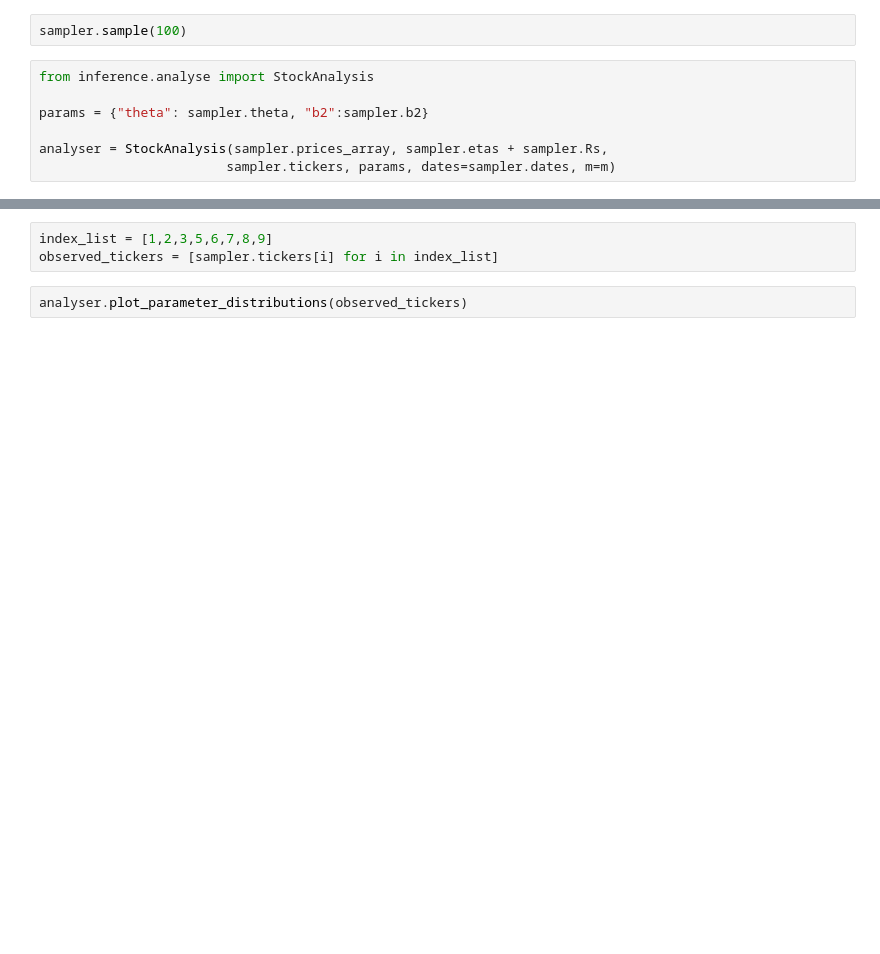
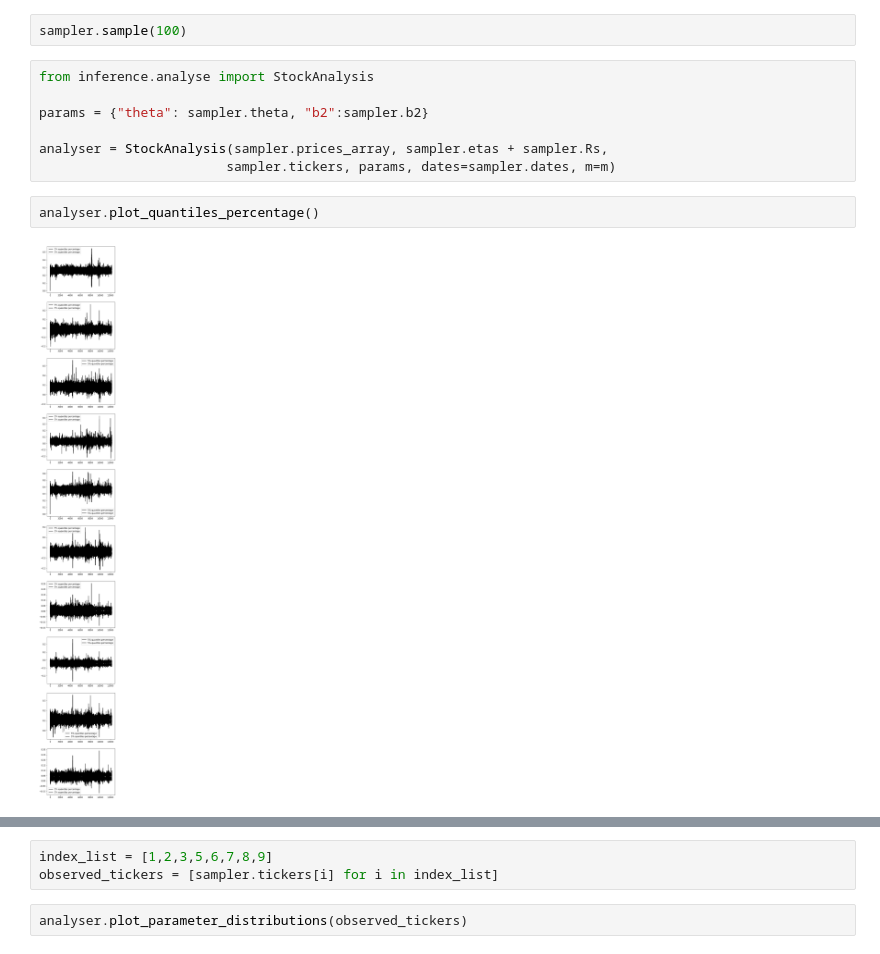
Before and after one commit to clementcome/BayesianSDE, a Jupyter notebook: main.ipynb, the cells around one changed output, grey strips where cells are left out. Cells and saved outputs as stored; diff of their text form; blank space fills up the shorter version.

```diff
--- a/main.ipynb
+++ b/main.ipynb
@@ -57,6 +57,10 @@ params = {"theta": sampler.theta, "b2":sampler.b2}
 
 analyser = StockAnalysis(sampler.prices_array, sampler.etas + sampler.Rs,
                         sampler.tickers, params, dates=sampler.dates, m=m)
+# %%
+analyser.plot_quantiles_percentage()
+# %% [output]
+[figure, added]
 # %%
 analyser.plot_quantiles()
 # %% [output]
```
Also changed, not shown: parts of 4 cells of this notebook, 2 other files.
